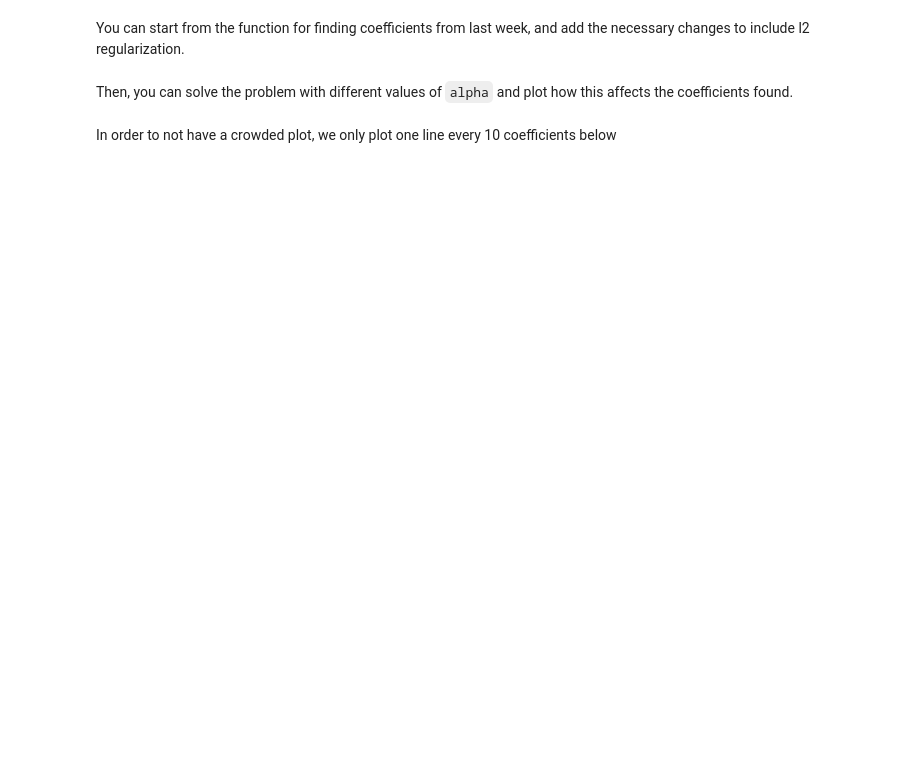
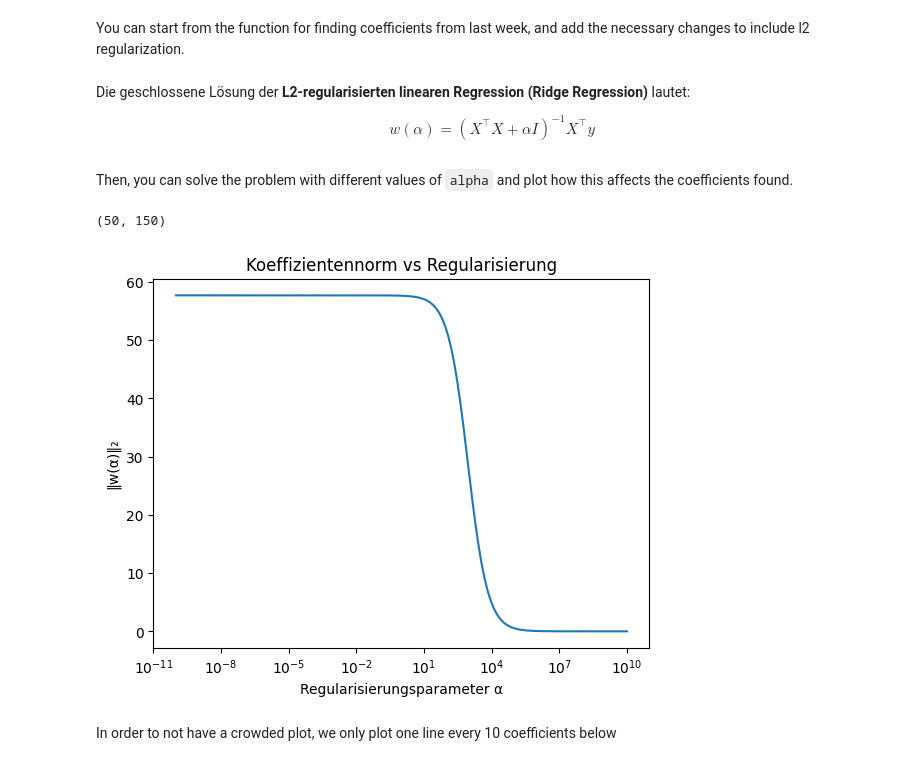
Before and after one commit to FritNik/MasterKL, a Jupyter notebook: Mathematical Methods of AI/Exercises/HandsOn02/2_l2.ipynb, the cells around one changed output. Cells and saved outputs as stored; diff of their text form; code cells hidden in the pictures; blank space fills up the shorter version.

```diff
--- a/Mathematical Methods of AI/Exercises/HandsOn02/2_l2.ipynb
+++ b/Mathematical Methods of AI/Exercises/HandsOn02/2_l2.ipynb
@@ -30,15 +33,34 @@ plt.show()
 # %% [markdown]
 You can start from the function for finding coefficients from last week, and add the necessary changes to include l2 regularization.
+# %% [markdown]
+Die geschlossene Lösung der **L2-regularisierten linearen Regression (Ridge Regression)** lautet:
+
+
+$$w(\alpha) = (X^\top X + \alpha I)^{-1} X^\top y$$
 # %%
 def find_coefficients_l2(X,y, alpha=1e-3):
-    pass
+    n_samples, n_features = X.shape
+    I = np.eye(n_features)
+    w = np.linalg.inv(X.T @ X + alpha * I) @ X.T @ y
+    return w
 # %% [markdown]
 Then, you can solve the problem with different values of `alpha` and plot how this affects the coefficients found.
 # %%
 alphas = np.logspace(-10, 10, 150)
-# coeffs = ...
+coeffs = [find_coefficients_l2(X, y, alpha) for alpha in alphas]
+coeffs = np.array(coeffs).T
+print(coeffs.shape)
+plt.semilogx(alphas, np.linalg.norm(coeffs, axis=0))
+plt.xlabel("Regularisierungsparameter α")
+plt.ylabel("‖w(α)‖₂")
+plt.title("Koeffizientennorm vs Regularisierung")
+plt.show()
+
 
 # note: plotting cell below assumes coeffs to be of size (n_dims, len(alphas))
+# %% [output]
+(50, 150)
+[figure, added]
 # %% [markdown]
 In order to not have a crowded plot, we only plot one line every 10 coefficients below
 # %%
```
Also changed, not shown: parts of 3 cells of this notebook, 6 other files.
